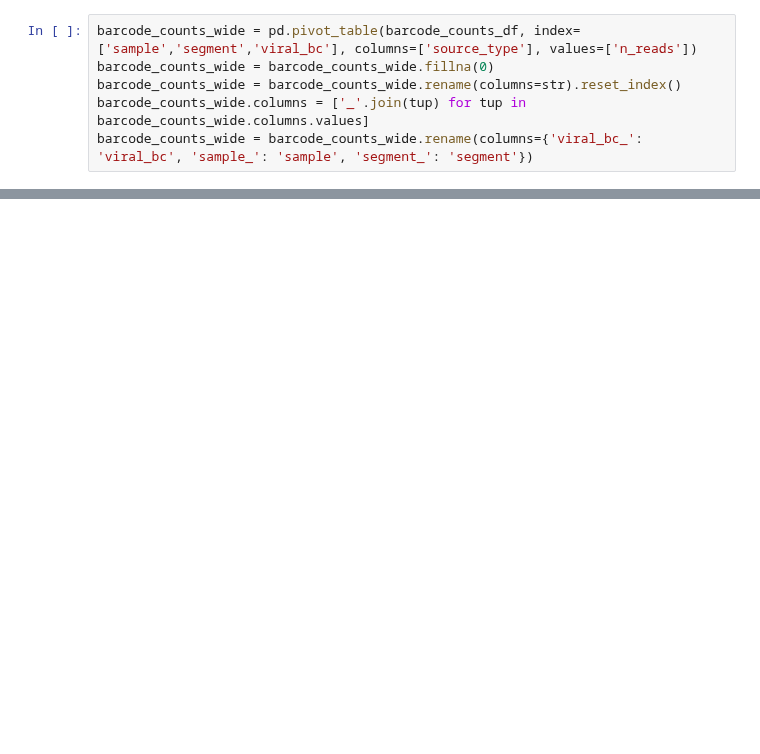
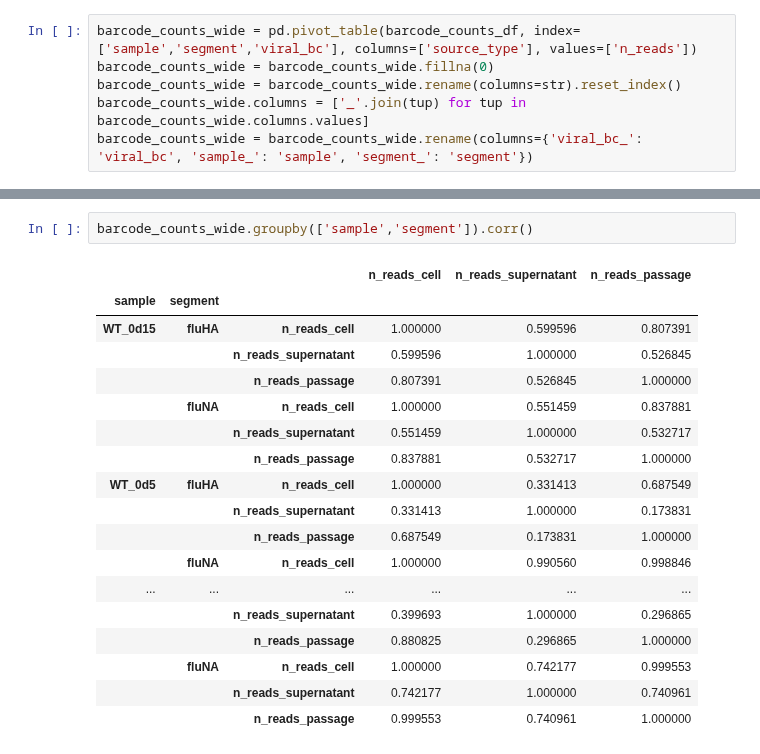
Before and after one commit to jbloomlab/barcoded_flu_pdmH1N1, a Jupyter notebook: viral_bc_analysis.ipynb, the cells around one changed output, grey strips where cells are left out. Drawn from its saved outputs; the diff is of its cells as text; blank space fills up the shorter version.

```diff
--- a/viral_bc_analysis.ipynb
+++ b/viral_bc_analysis.ipynb
@@ -341,0 +377,21 @@ sns.pairplot(barcode_counts_wide.query('segment == "fluNA"'))
+# %%
+barcode_counts_wide.groupby(['sample','segment']).corr()
+# %% [output]
+|  |  |  | n_reads_cell | n_reads_supernatant | n_reads_passage |
+| sample | segment |  |  |  |  |
+| WT_0d15 | fluHA | n_reads_cell | 1.000000 | 0.599596 | 0.807391 |
+|  |  | n_reads_supernatant | 0.599596 | 1.000000 | 0.526845 |
+|  |  | n_reads_passage | 0.807391 | 0.526845 | 1.000000 |
+|  | fluNA | n_reads_cell | 1.000000 | 0.551459 | 0.837881 |
+|  |  | n_reads_supernatant | 0.551459 | 1.000000 | 0.532717 |
+|  |  | n_reads_passage | 0.837881 | 0.532717 | 1.000000 |
+| WT_0d5 | fluHA | n_reads_cell | 1.000000 | 0.331413 | 0.687549 |
+|  |  | n_reads_supernatant | 0.331413 | 1.000000 | 0.173831 |
+|  |  | n_reads_passage | 0.687549 | 0.173831 | 1.000000 |
+|  | fluNA | n_reads_cell | 1.000000 | 0.990560 | 0.998846 |
+| ... | ... | ... | ... | ... | ... |
+|  |  | n_reads_supernatant | 0.399693 | 1.000000 | 0.296865 |
+|  |  | n_reads_passage | 0.880825 | 0.296865 | 1.000000 |
+|  | fluNA | n_reads_cell | 1.000000 | 0.742177 | 0.999553 |
+|  |  | n_reads_supernatant | 0.742177 | 1.000000 | 0.740961 |
+|  |  | n_reads_passage | 0.999553 | 0.740961 | 1.000000 |
```
Also changed, not shown: parts of 29 cells of this notebook, 1 other file.
